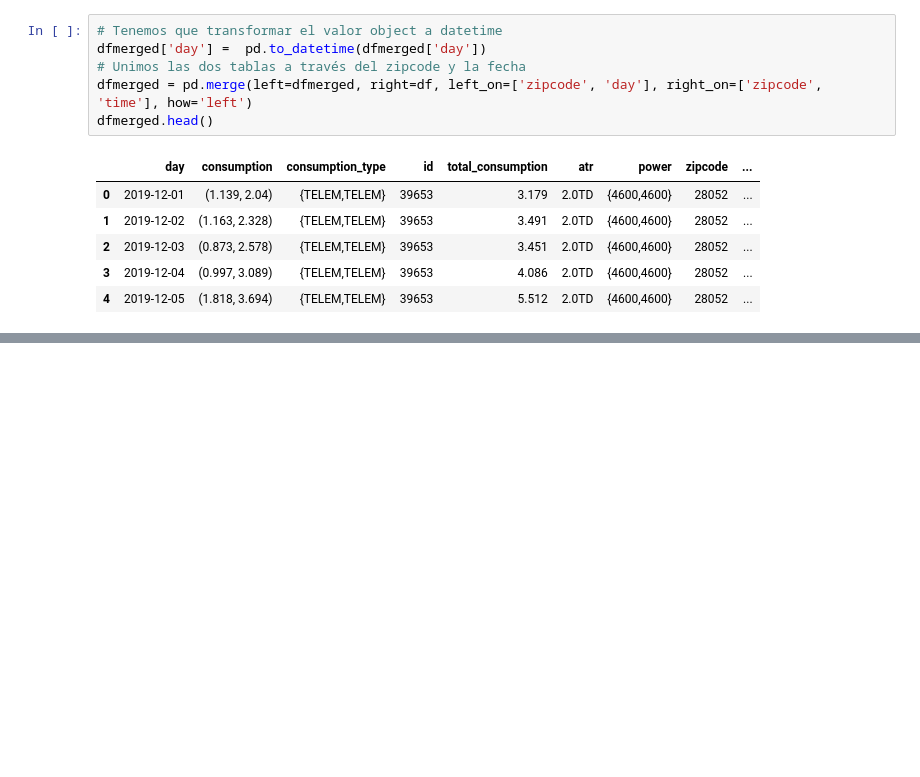
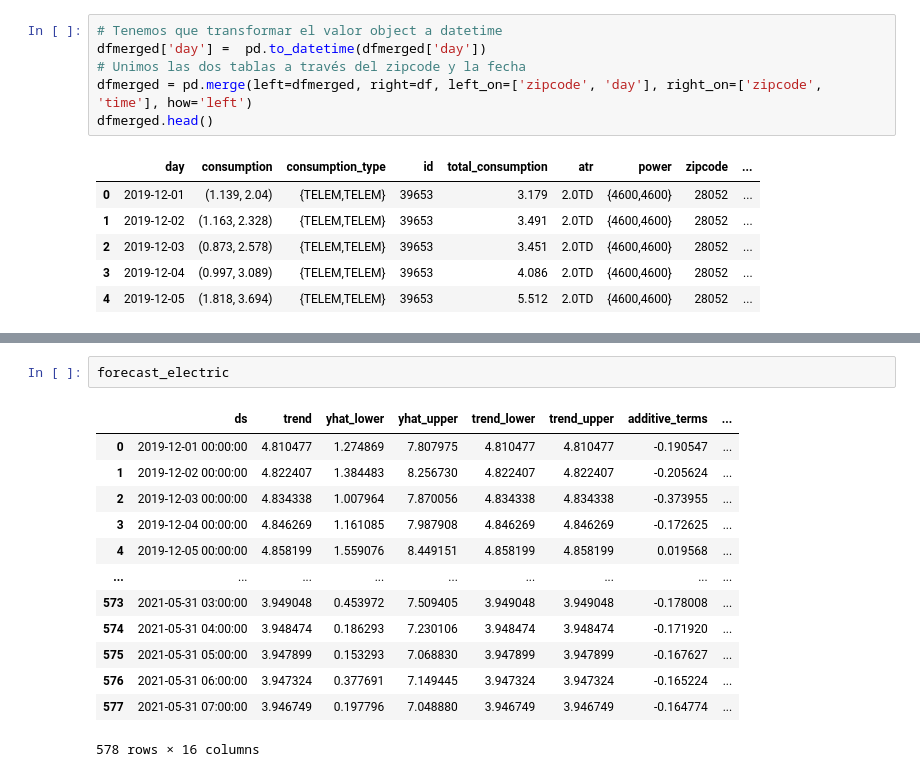
Before and after one commit to mariopastorlanchares/electricity-predictor, a Jupyter notebook: electric_consumption.ipynb, the cells around one changed output, grey strips where cells are left out. Cells and saved outputs as stored; diff of their text form; blank space fills up the shorter version.

```diff
--- a/electric_consumption.ipynb
+++ b/electric_consumption.ipynb
@@ -145,0 +253,16 @@ dfmerged.head()
+# %%
+forecast_electric
+# %% [output]
+|  | ds | trend | yhat_lower | yhat_upper | trend_lower | trend_upper | additive_terms | ... |
+| 0 | 2019-12-01 00:00:00 | 4.810477 | 1.274869 | 7.807975 | 4.810477 | 4.810477 | -0.190547 | ... |
+| 1 | 2019-12-02 00:00:00 | 4.822407 | 1.384483 | 8.256730 | 4.822407 | 4.822407 | -0.205624 | ... |
+| 2 | 2019-12-03 00:00:00 | 4.834338 | 1.007964 | 7.870056 | 4.834338 | 4.834338 | -0.373955 | ... |
+| 3 | 2019-12-04 00:00:00 | 4.846269 | 1.161085 | 7.987908 | 4.846269 | 4.846269 | -0.172625 | ... |
+| 4 | 2019-12-05 00:00:00 | 4.858199 | 1.559076 | 8.449151 | 4.858199 | 4.858199 | 0.019568 | ... |
+| ... | ... | ... | ... | ... | ... | ... | ... | ... |
+| 573 | 2021-05-31 03:00:00 | 3.949048 | 0.453972 | 7.509405 | 3.949048 | 3.949048 | -0.178008 | ... |
+| 574 | 2021-05-31 04:00:00 | 3.948474 | 0.186293 | 7.230106 | 3.948474 | 3.948474 | -0.171920 | ... |
+| 575 | 2021-05-31 05:00:00 | 3.947899 | 0.153293 | 7.068830 | 3.947899 | 3.947899 | -0.167627 | ... |
+| 576 | 2021-05-31 06:00:00 | 3.947324 | 0.377691 | 7.149445 | 3.947324 | 3.947324 | -0.165224 | ... |
+| 577 | 2021-05-31 07:00:00 | 3.946749 | 0.197796 | 7.048880 | 3.946749 | 3.946749 | -0.164774 | ... |
+578 rows × 16 columns
```
Also changed, not shown: parts of 13 cells of this notebook.
